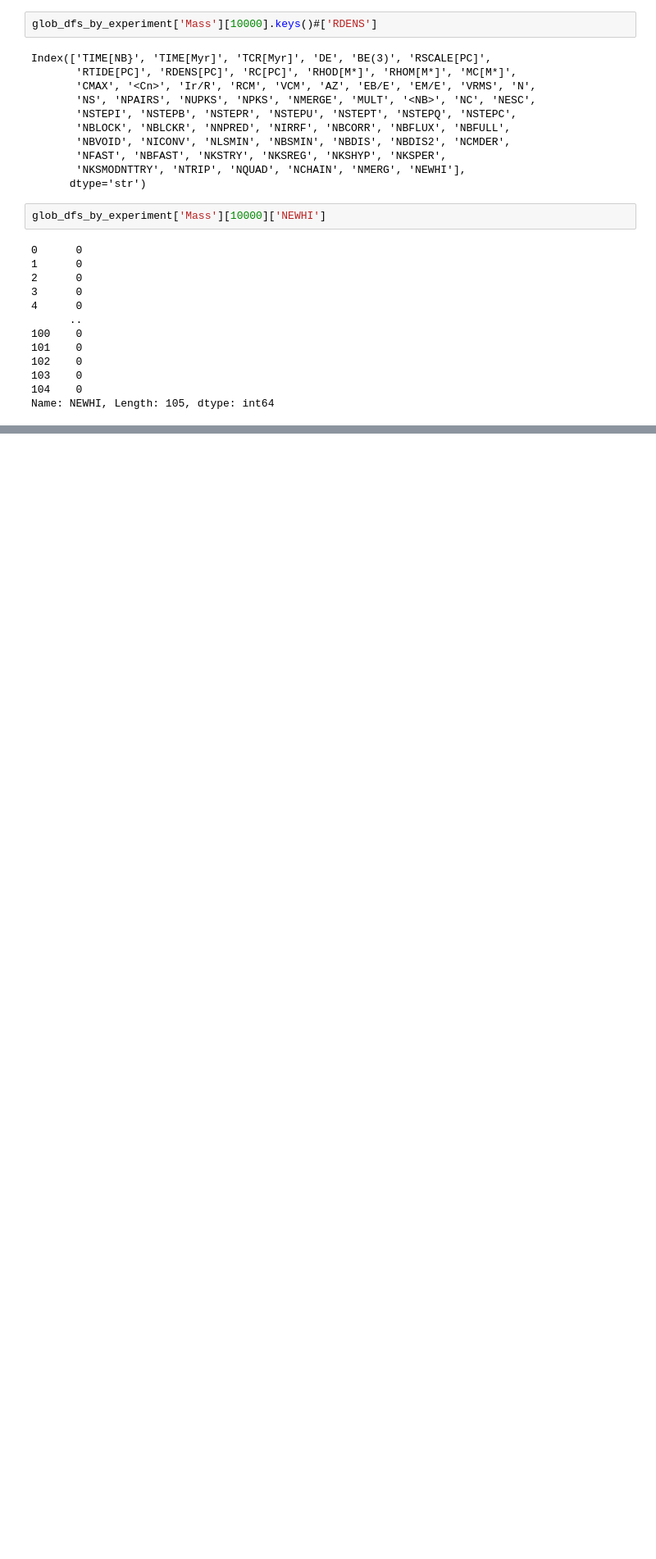
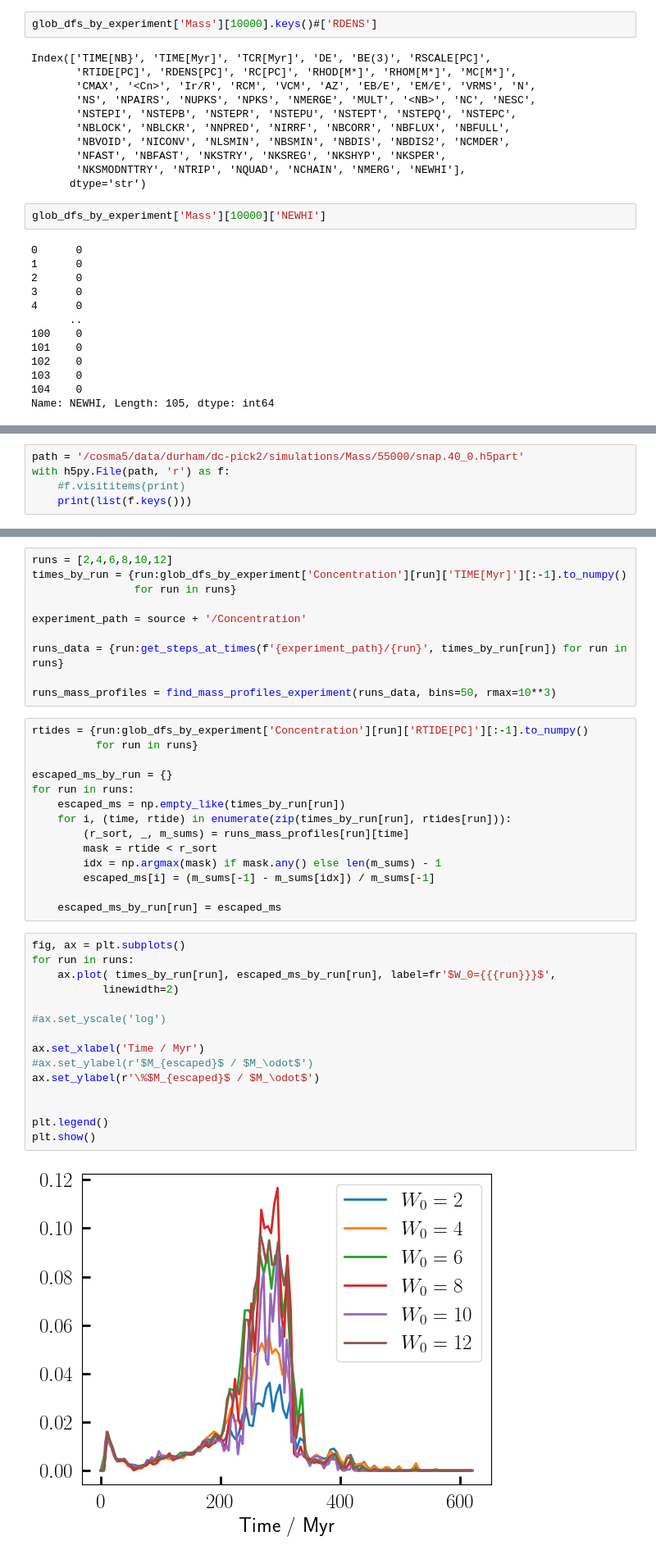
Before and after one commit to RSPicken2/stellar-streams, a Jupyter notebook: EscapersAnalysis.ipynb, the cells around one changed output, grey strips where cells are left out. Shown at 82% size. Saved outputs shown, nothing was run; the diff lists cells and outputs as text; blank space fills up the shorter version.

Commit message:
frac Escaped plots

```diff
--- a/EscapersAnalysis.ipynb
+++ b/EscapersAnalysis.ipynb
@@ -107,0 +146,5 @@ Name: NEWHI, Length: 105, dtype: int64
+# %%
+path = '/cosma5/data/durham/dc-pick2/simulations/Mass/55000/snap.40_0.h5part'
+with h5py.File(path, 'r') as f:
+    #f.visititems(print)
+    print(list(f.keys()))
@@ -107,0 +153,41 @@ Name: NEWHI, Length: 105, dtype: int64
+# %%
+runs = [2,4,6,8,10,12]
+times_by_run = {run:glob_dfs_by_experiment['Concentration'][run]['TIME[Myr]'][:-1].to_numpy()
+                for run in runs}
+
+experiment_path = source + '/Concentration'
+
+runs_data = {run:get_steps_at_times(f'{experiment_path}/{run}', times_by_run[run]) for run in runs}
+
+runs_mass_profiles = find_mass_profiles_experiment(runs_data, bins=50, rmax=10**3)
+# %%
+rtides = {run:glob_dfs_by_experiment['Concentration'][run]['RTIDE[PC]'][:-1].to_numpy()
+          for run in runs}
+
+escaped_ms_by_run = {}
+for run in runs:
+    escaped_ms = np.empty_like(times_by_run[run])
+    for i, (time, rtide) in enumerate(zip(times_by_run[run], rtides[run])):
+        (r_sort, _, m_sums) = runs_mass_profiles[run][time]
+        mask = rtide < r_sort
+        idx = np.argmax(mask) if mask.any() else len(m_sums) - 1
+        escaped_ms[i] = (m_sums[-1] - m_sums[idx]) / m_sums[-1]
+
+    escaped_ms_by_run[run] = escaped_ms
+# %%
+fig, ax = plt.subplots()
+for run in runs:
+    ax.plot( times_by_run[run], escaped_ms_by_run[run], label=fr'$W_0={{{run}}}$',
+           linewidth=2)
+
+#ax.set_yscale('log')
+
+ax.set_xlabel('Time / Myr')
+#ax.set_ylabel(r'$M_{escaped}$ / $M_\odot$')
+ax.set_ylabel(r'\%$M_{escaped}$ / $M_\odot$')
+
+
+plt.legend()
+plt.show()
+# %% [output]
+[figure, added]
```
Also changed, not shown: parts of 7 cells of this notebook.
